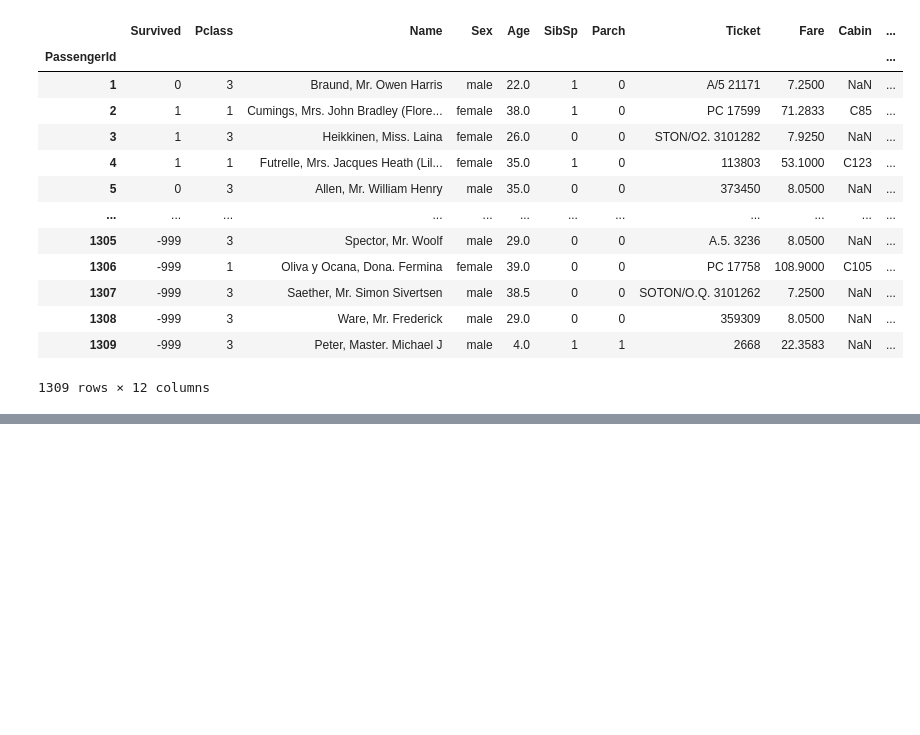
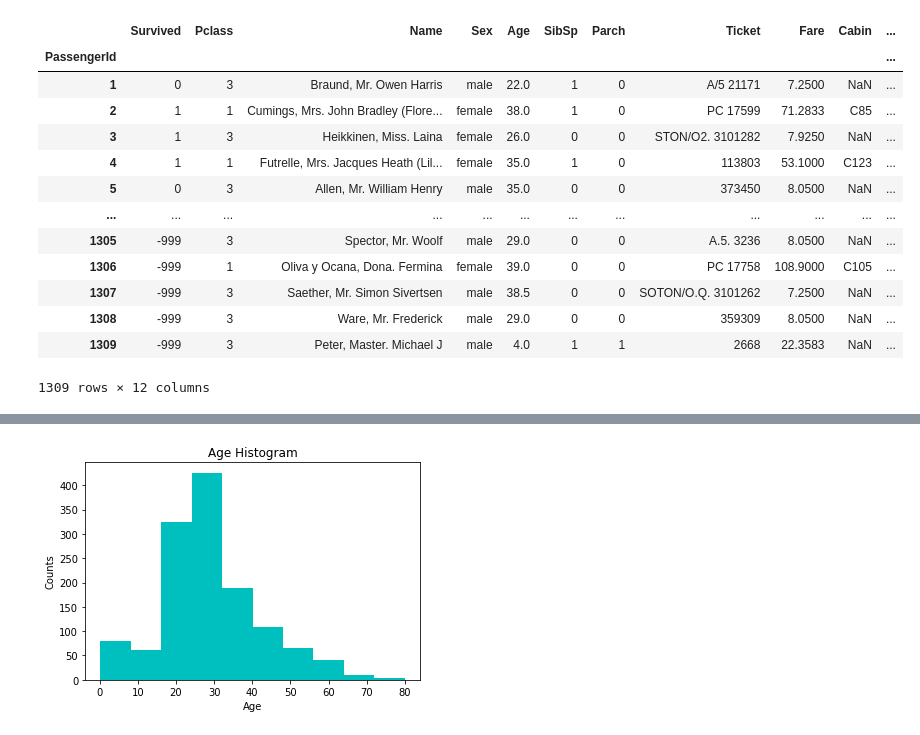
Before and after one commit to avilavate/titanic_disaster, a Jupyter notebook: notebooks/EDA Titanic Disaster Dataset.ipynb, the cells around one changed output, grey strips where cells are left out. Drawn from its saved outputs; the diff is of its cells as text; code cells hidden in the pictures; blank space fills up the shorter version.

```diff
--- a/notebooks/EDA Titanic Disaster Dataset.ipynb
+++ b/notebooks/EDA Titanic Disaster Dataset.ipynb
@@ -800,0 +815,9 @@ df.loc[df.Survived==-999,cols].to_csv(write_test_data_path)
+# %%
+plt.hist(df.Age, color="c")
+plt.title("Age Histogram")
+
+plt.xlabel("Age")
+plt.ylabel("Counts")
+plt.show()
+# %% [output]
+[figure, added]
```
Also changed, not shown: parts of 112 cells of this notebook, 1 other file.
